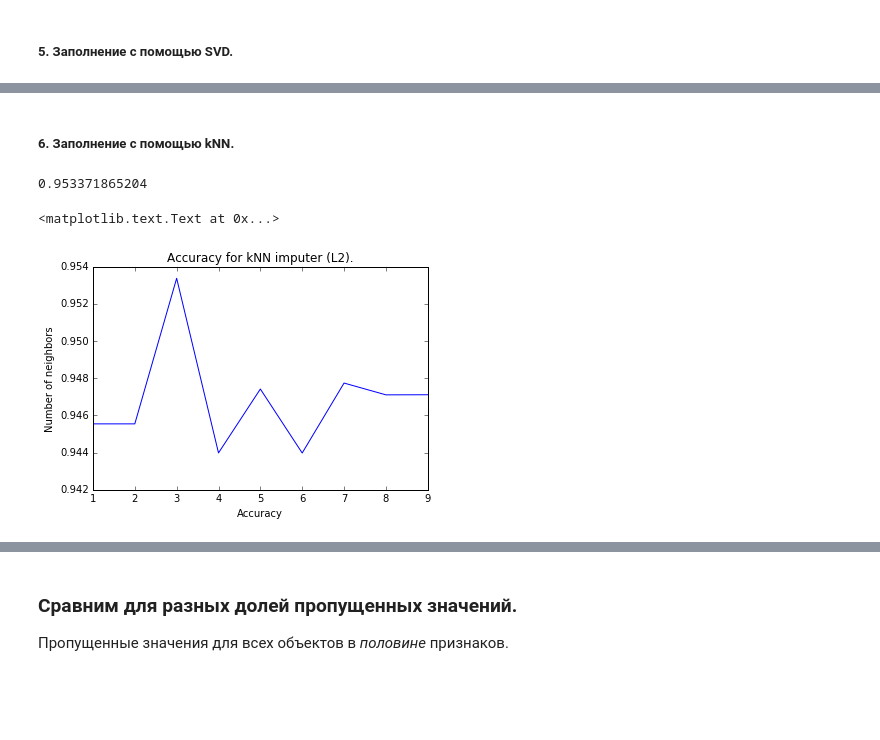
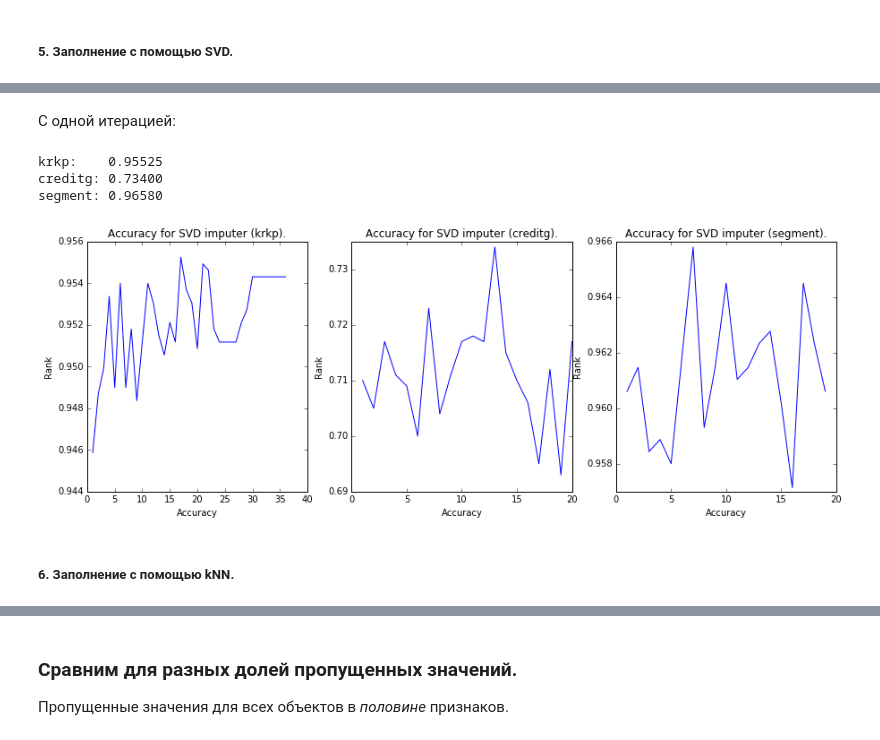
Before and after one commit to emilkayumov/missing-value, a Jupyter notebook: experiment.ipynb, the cells around one changed output, grey strips where cells are left out. Cells and saved outputs as stored; diff of their text form; code cells hidden in the pictures; blank space fills up the shorter version.

```diff
--- a/experiment.ipynb
+++ b/experiment.ipynb
@@ -81,0 +86,2 @@ array([[ 0.,  0.,  0., ...,  1.,  1.,  0.],
+# %%
+segment.columns = ["col" + str(i) for i in range(1, segment.shape[1] + 1)]
@@ -157,2 +242,56 @@ plt.title("Accuracy for SVD imputer.")
+# %% [markdown]
+С одной итерацией:
+# %%
+krkp_del_svd    = data_recovery.svd_imputer(krkp_del,    krkp_mask,    rank=17, max_iter=1)
+creditg_del_svd = data_recovery.svd_imputer(creditg_del, creditg_mask, rank=13, max_iter=1)
+segment_del_svd = data_recovery.svd_imputer(segment_del, segment_mask, rank=7, max_iter=1)
+# %%
+print('krkp:   ', '%.5f' % np.mean(cross_val_score(clf, krkp_del_svd,    krkp_y,    scoring='accuracy', cv=krkp_cv)))
+print('creditg:', '%.5f' % np.mean(cross_val_score(clf, creditg_del_svd, creditg_y, scoring='accuracy', cv=creditg_cv)))
+print('segment:', '%.5f' % np.mean(cross_val_score(clf, segment_del_svd, segment_y, scoring='accuracy', cv=segment_cv)))
+# %% [output]
+krkp:    0.95525
+creditg: 0.73400
+segment: 0.96580
+# %%
+krkp_accuracy    = []
+creditg_accuracy = []
+segment_accuracy = []
+
+for i in range(1, krkp.shape[1] + 1):
+    krkp_del_svd = data_recovery.svd_imputer(krkp_del, krkp_mask, rank=i, max_iter=1)
+    krkp_accuracy.append(np.mean(cross_val_score(clf, krkp_del_svd, krkp_y, scoring='accuracy', cv=krkp_cv)))
+
+for i in range(1, creditg.shape[1] + 1):
+    creditg_del_svd = data_recovery.svd_imputer(creditg_del, creditg_mask, rank=i, max_iter=1)
+    creditg_accuracy.append(np.mean(cross_val_score(clf, creditg_del_svd, creditg_y, scoring='accuracy', cv=creditg_cv)))
+
+for i in range(1, segment.shape[1] + 1):
+    segment_del_svd = data_recovery.svd_imputer(segment_del, segment_mask, rank=i, max_iter=1)
+    segment_accuracy.append(np.mean(cross_val_score(clf, segment_del_svd, segment_y, scoring='accuracy', cv=segment_cv)))
+
+plt.figure(figsize=(15, 5))
+
+plt.subplot(1, 3, 1)
+plt.plot(list(range(1, krkp.shape[1] + 1)), krkp_accuracy)
+plt.xlabel("Accuracy")
+plt.ylabel("Rank")
+plt.title("Accuracy for SVD imputer (krkp).")
+
+plt.subplot(1, 3, 2)
+plt.plot(list(range(1, creditg.shape[1] + 1)), creditg_accuracy)
+plt.xlabel("Accuracy")
+plt.ylabel("Rank")
+plt.title("Accuracy for SVD imputer (creditg).")
+
+plt.subplot(1, 3, 3)
+plt.plot(list(range(1, segment.shape[1] + 1)), segment_accuracy)
+plt.xlabel("Accuracy")
+plt.ylabel("Rank")
+plt.title("Accuracy for SVD imputer (segment).")
+
+plt.show()
+# %% [output]
+[figure, added]
 # %% [markdown]
 ##### 6. Заполнение с помощью kNN.
@@ -161,17 +297,0 @@ krkp_del_knn = data_recovery.knn_imputer(krkp_del, n_neighbors=3)
-# %%
-print(np.mean(cross_val_score(clf, krkp_del_knn, krkp_y, scoring='accuracy', cv=cv)))
-# %% [output]
-0.953371865204
-# %%
-accuracy = []
-for i in range(1, 10):
-    krkp_del_knn = data_recovery.knn_imputer(krkp_del, n_neighbors=i)
-    accuracy.append(np.mean(cross_val_score(clf, krkp_del_knn, krkp_y, scoring='accuracy', cv=cv)))
-
-plt.plot(list(range(1, 10)), accuracy)
-plt.xlabel("Accuracy")
-plt.ylabel("Number of neighbors")
-plt.title("Accuracy for kNN imputer (L2).")
-# %% [output]
-<matplotlib.text.Text at 0x...>
-[figure, removed]
```
Also changed, not shown: parts of 76 cells of this notebook, 1 other file.
